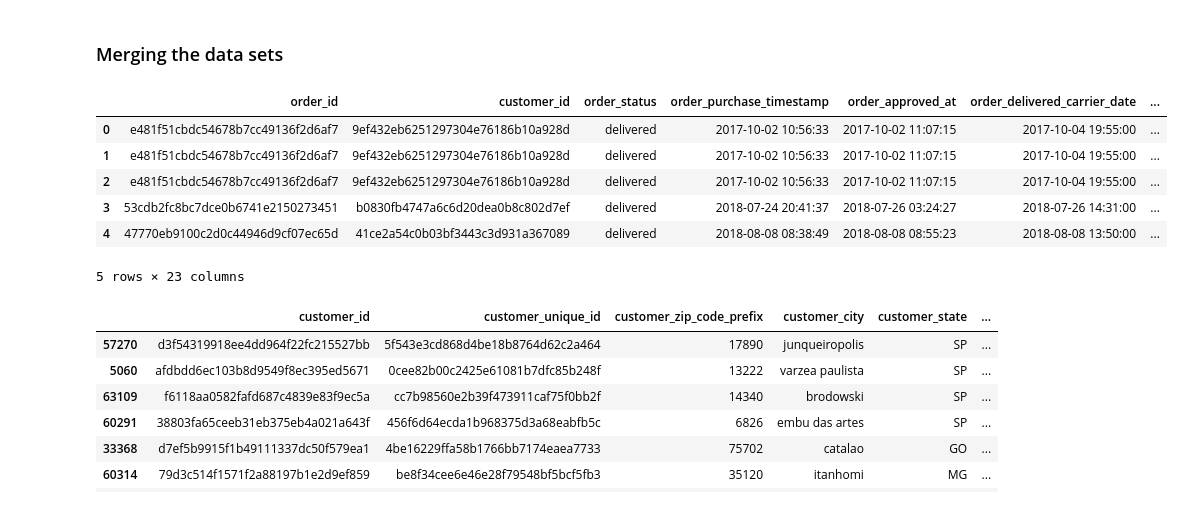
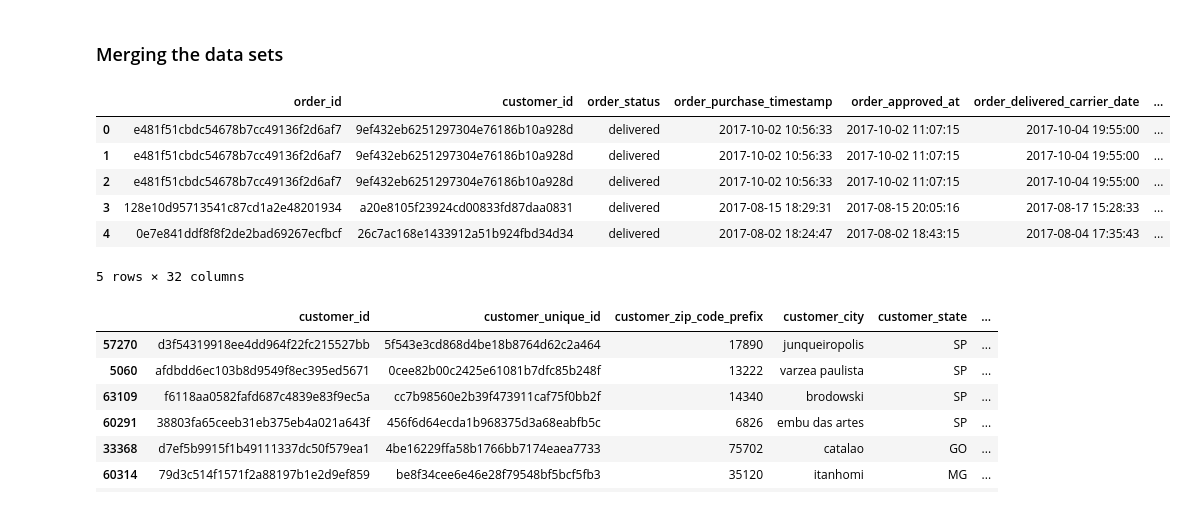
Before and after one commit to Daviedavie100/ML_MachineLearning, a Jupyter notebook: ecommerce.ipynb, the cells around one changed output. Drawn from its saved outputs; the diff is of its cells as text; code cells hidden in the pictures.

```diff
--- a/ecommerce.ipynb
+++ b/ecommerce.ipynb
@@ -786,18 +786,20 @@ product_dict
 # %%
 # orders=all orders on order_id
 orders=(clean_orders
     .merge(order_reviews_dataset, on='order_id', how='inner')
     .merge(order_payments_dataset, on='order_id', how='inner')
     .merge(order_items_dataset, on ='order_id', how='inner')
+    .merge(products_dataset, on ='product_id', how='inner')
+    .merge(customers_dataset, on='customer_id', how='inner')
 )
 orders.head()
 # %% [output]
 |  | order_id | customer_id | order_status | order_purchase_timestamp | order_approved_at | order_delivered_carrier_date | ... |
 | 0 | e481f51cbdc54678b7cc49136f2d6af7 | 9ef432eb6251297304e76186b10a928d | delivered | 2017-10-02 10:56:33 | 2017-10-02 11:07:15 | 2017-10-04 19:55:00 | ... |
 | 1 | e481f51cbdc54678b7cc49136f2d6af7 | 9ef432eb6251297304e76186b10a928d | delivered | 2017-10-02 10:56:33 | 2017-10-02 11:07:15 | 2017-10-04 19:55:00 | ... |
 | 2 | e481f51cbdc54678b7cc49136f2d6af7 | 9ef432eb6251297304e76186b10a928d | delivered | 2017-10-02 10:56:33 | 2017-10-02 11:07:15 | 2017-10-04 19:55:00 | ... |
-| 3 | 53cdb2fc8bc7dce0b6741e2150273451 | b0830fb4747a6c6d20dea0b8c802d7ef | delivered | 2018-07-24 20:41:37 | 2018-07-26 03:24:27 | 2018-07-26 14:31:00 | ... |
-| 4 | 47770eb9100c2d0c44946d9cf07ec65d | 41ce2a54c0b03bf3443c3d931a367089 | delivered | 2018-08-08 08:38:49 | 2018-08-08 08:55:23 | 2018-08-08 13:50:00 | ... |
+| 3 | 128e10d95713541c87cd1a2e48201934 | a20e8105f23924cd00833fd87daa0831 | delivered | 2017-08-15 18:29:31 | 2017-08-15 20:05:16 | 2017-08-17 15:28:33 | ... |
+| 4 | 0e7e841ddf8f8f2de2bad69267ecfbcf | 26c7ac168e1433912a51b924fbd34d34 | delivered | 2017-08-02 18:24:47 | 2017-08-02 18:43:15 | 2017-08-04 17:35:43 | ... |
-5 rows × 23 columns
+5 rows × 32 columns
 # %%
 # customers and sellers geo
```
Also changed, not shown: parts of 1 cell of this notebook.
